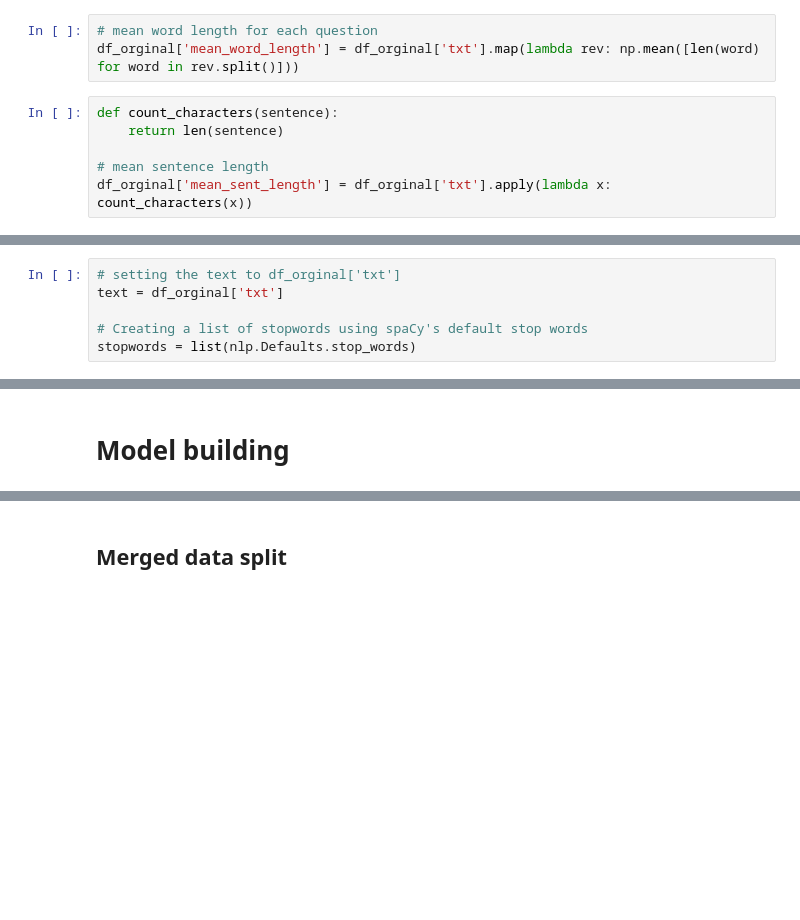
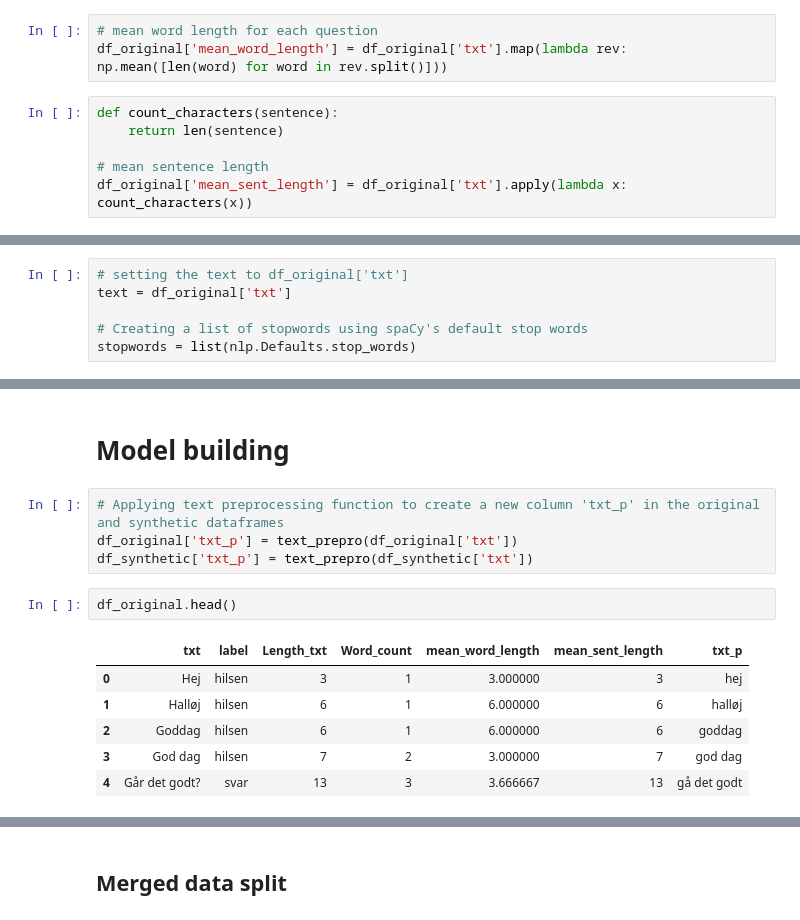
Before and after one commit to tobiasmj97/M3_Semester_Project, a Jupyter notebook: da_chatbot.ipynb, the cells around one changed output, grey strips where cells are left out. Cells and saved outputs as stored; diff of their text form; blank space fills up the shorter version.

```diff
--- a/da_chatbot.ipynb
+++ b/da_chatbot.ipynb
@@ -251,11 +228,11 @@ df_orginal['Word_count'] = df_orginal['txt'].apply(word_count)
 # %%
 # mean word length for each question
-df_orginal['mean_word_length'] = df_orginal['txt'].map(lambda rev: np.mean([len(word) for word in rev.split()]))
+df_original['mean_word_length'] = df_original['txt'].map(lambda rev: np.mean([len(word) for word in rev.split()]))
 # %%
 def count_characters(sentence):
     return len(sentence)
 
 # mean sentence length
-df_orginal['mean_sent_length'] = df_orginal['txt'].apply(lambda x: count_characters(x))
+df_original['mean_sent_length'] = df_original['txt'].apply(lambda x: count_characters(x))
 # %%
 # show all the new attributes
@@ -299,8 +276,8 @@ Text(0.5, 1.0, 'Boxplot of Word Count and text length')
 # %% [markdown]
 ## EDA on stop words and most frequent words
 # %%
-# setting the text to df_orginal['txt']
-text = df_orginal['txt']
+# setting the text to df_original['txt']
+text = df_original['txt']
 
 # Creating a list of stopwords using spaCy's default stop words
 stopwords = list(nlp.Defaults.stop_words)
@@ -444,3 +421,16 @@ df_orginal['txt'][15]
 'Hvordan bestiller jeg produkter fra butikken?'
 # %% [markdown]
 # Model building
+# %%
+# Applying text preprocessing function to create a new column 'txt_p' in the original and synthetic dataframes
+df_original['txt_p'] = text_prepro(df_original['txt'])
+df_synthetic['txt_p'] = text_prepro(df_synthetic['txt'])
+# %%
+df_original.head()
+# %% [output]
+|  | txt | label | Length_txt | Word_count | mean_word_length | mean_sent_length | txt_p |
+| 0 | Hej | hilsen | 3 | 1 | 3.000000 | 3 | hej |
+| 1 | Halløj | hilsen | 6 | 1 | 6.000000 | 6 | halløj |
+| 2 | Goddag | hilsen | 6 | 1 | 6.000000 | 6 | goddag |
+| 3 | God dag | hilsen | 7 | 2 | 3.000000 | 7 | god dag |
+| 4 | Går det godt? | svar | 13 | 3 | 3.666667 | 13 | gå det godt |
```
Also changed, not shown: parts of 195 cells of this notebook.
